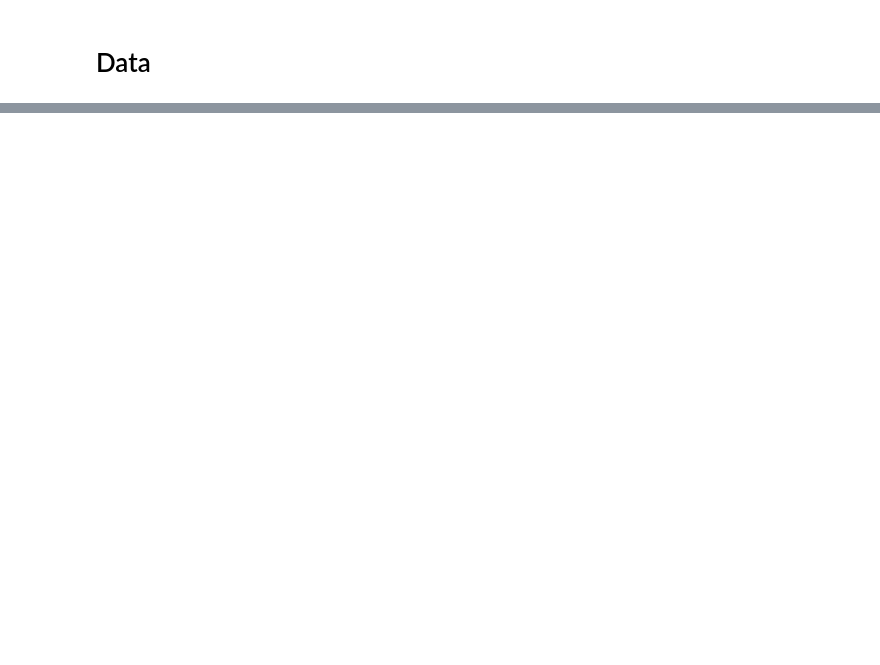
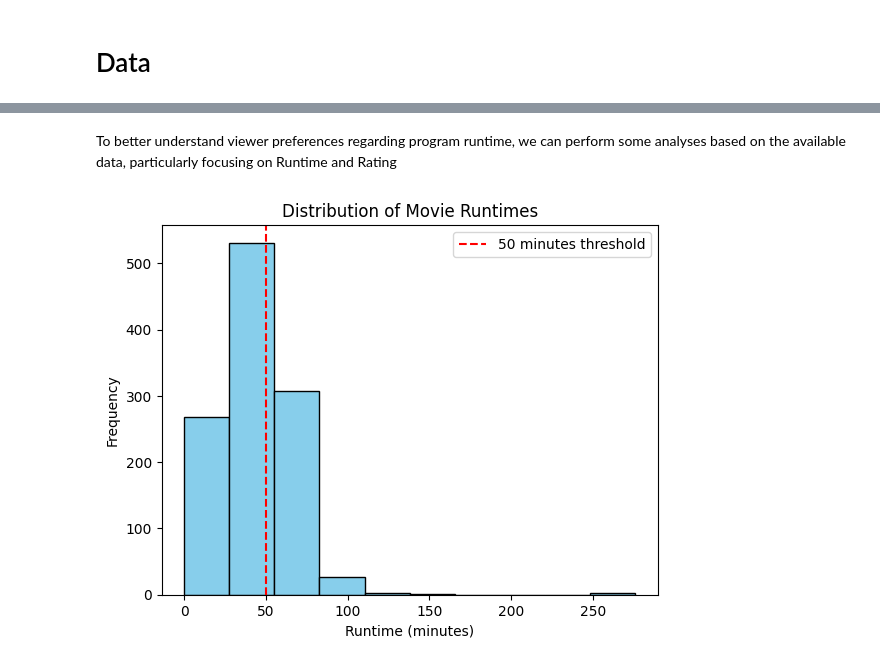
Before and after one commit to Snag69/Data-Science, a Jupyter notebook: question.ipynb, the cells around one changed output, grey strips where cells are left out. Saved outputs shown, nothing was run; the diff lists cells and outputs as text; code cells hidden in the pictures; blank space fills up the shorter version.

```diff
--- a/question.ipynb
+++ b/question.ipynb
@@ -319,0 +154,13 @@ Min: 0, Max: 95, Median: 0.0, Mean: 1.578207381370826
+# %% [markdown]
+To better understand viewer preferences regarding program runtime, we can perform some analyses based on the available data, particularly focusing on Runtime and Rating
+# %%
+# Biểu đồ histogram để xem phân bố thời lượng của tất cả các bộ phim.
+plt.hist(df['Runtime'], bins=10, color='skyblue', edgecolor='black')
+plt.title('Distribution of Movie Runtimes')
+plt.xlabel('Runtime (minutes)')
+plt.ylabel('Frequency')
+plt.axvline(50, color='red', linestyle='--', label='50 minutes threshold')
+plt.legend()
+plt.show()
+# %% [output]
+[figure, added]
```
Also changed, not shown: parts of 56 cells of this notebook.
